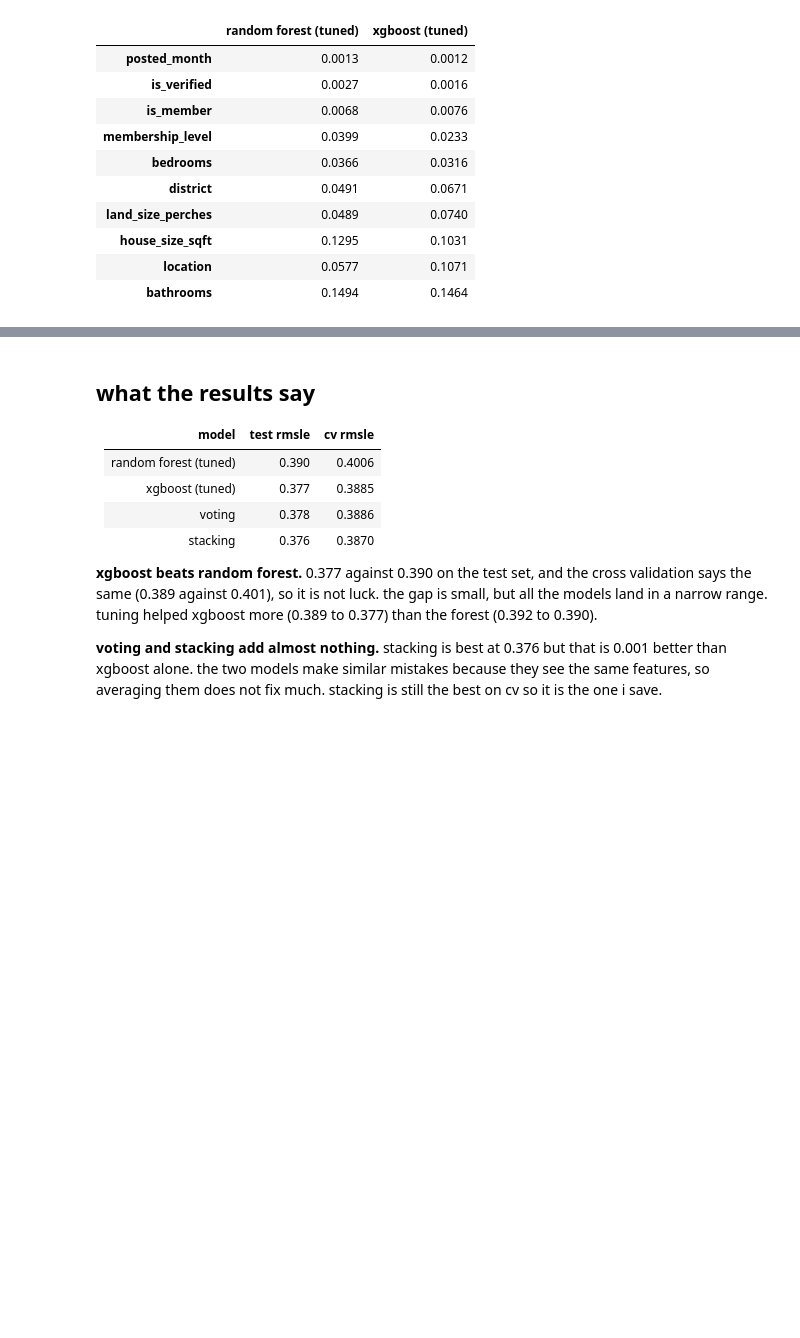
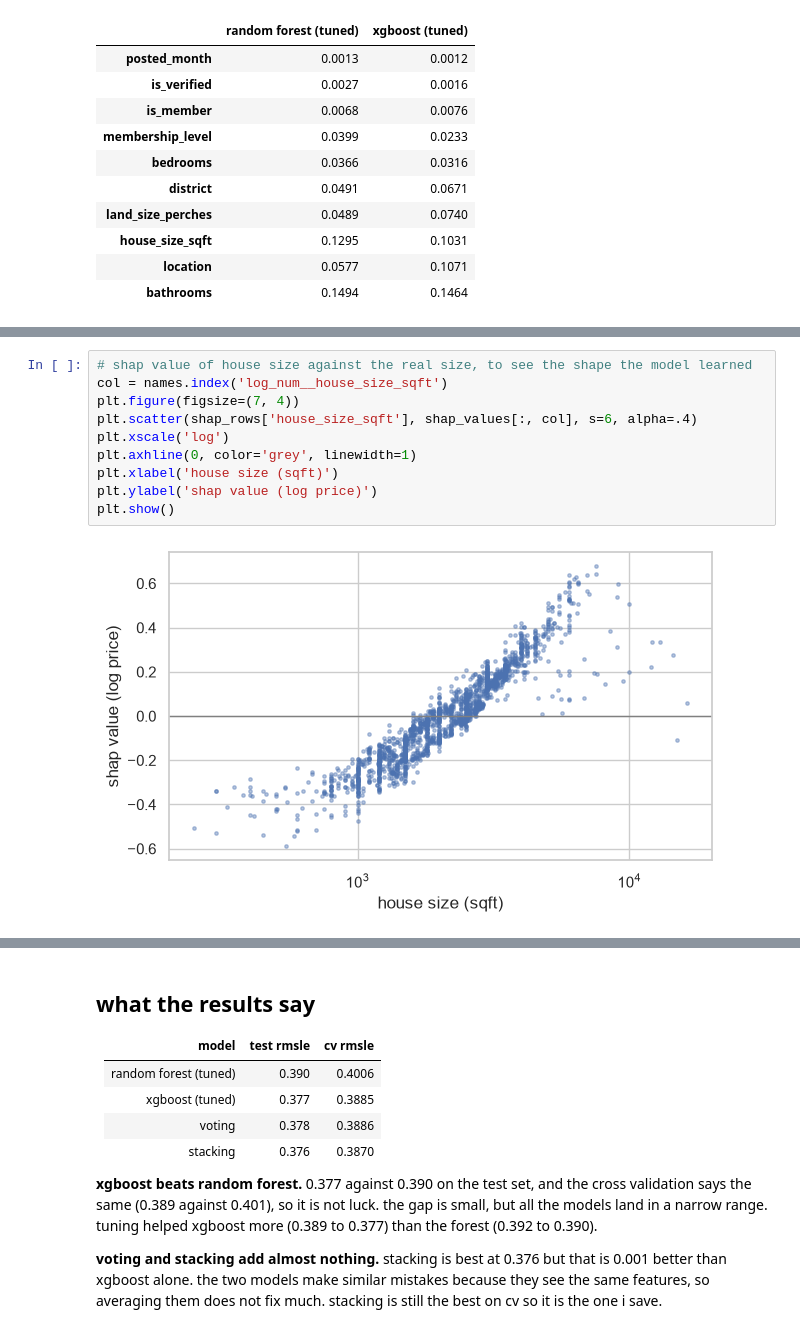
Before and after one commit to dsameendra/lk-ensemble-lab, a Jupyter notebook: notebooks/houses_modelling.ipynb, the cells around one changed output, grey strips where cells are left out. Cells and saved outputs as stored; diff of their text form; blank space fills up the shorter version.

```diff
--- a/notebooks/houses_modelling.ipynb
+++ b/notebooks/houses_modelling.ipynb
@@ -352,0 +465,12 @@ imp.round(4)
+# %%
+# shap value of house size against the real size, to see the shape the model learned
+col = names.index('log_num__house_size_sqft')
+plt.figure(figsize=(7, 4))
+plt.scatter(shap_rows['house_size_sqft'], shap_values[:, col], s=6, alpha=.4)
+plt.xscale('log')
+plt.axhline(0, color='grey', linewidth=1)
+plt.xlabel('house size (sqft)')
+plt.ylabel('shap value (log price)')
+plt.show()
+# %% [output]
+[figure, added]
```
Also changed, not shown: parts of 12 cells of this notebook, 7 other files.
